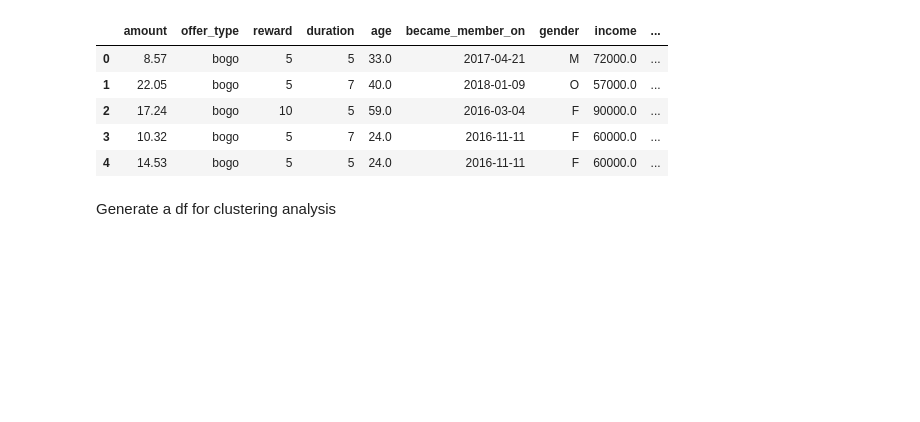
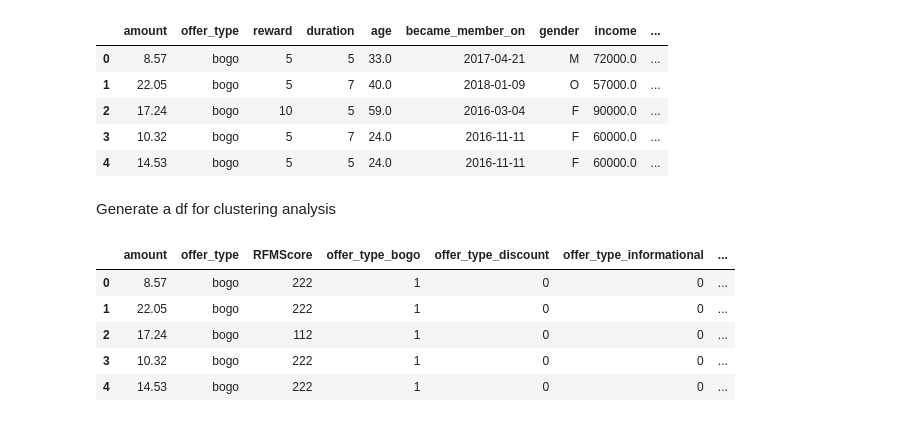
Before and after one commit to Mendy5/Udacity_Project_Capstone, a Jupyter notebook: Starbucks_Capstone_notebook.ipynb, the cells around one changed output. Drawn from its saved outputs; the diff is of its cells as text; code cells hidden in the pictures; blank space fills up the shorter version.

```diff
--- a/Starbucks_Capstone_notebook.ipynb
+++ b/Starbucks_Capstone_notebook.ipynb
@@ -2354,0 +2358,9 @@ offer_trans_final_kmeans_df = offer_trans_final_df[["amount", "offer_type", "RFM
+# %%
+offer_trans_final_kmeans_final_df.head()
+# %% [output]
+|  | amount | offer_type | RFMScore | offer_type_bogo | offer_type_discount | offer_type_informational | ... |
+| 0 | 8.57 | bogo | 222 | 1 | 0 | 0 | ... |
+| 1 | 22.05 | bogo | 222 | 1 | 0 | 0 | ... |
+| 2 | 17.24 | bogo | 112 | 1 | 0 | 0 | ... |
+| 3 | 10.32 | bogo | 222 | 1 | 0 | 0 | ... |
+| 4 | 14.53 | bogo | 222 | 1 | 0 | 0 | ... |
```
Also changed, not shown: parts of 43 cells of this notebook.
